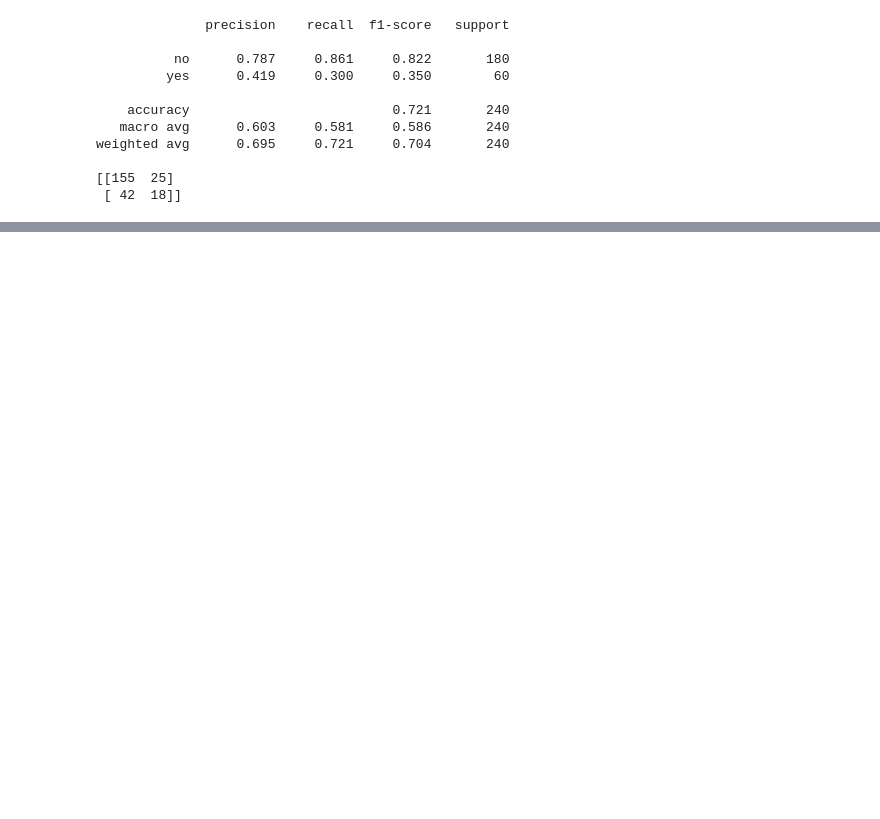
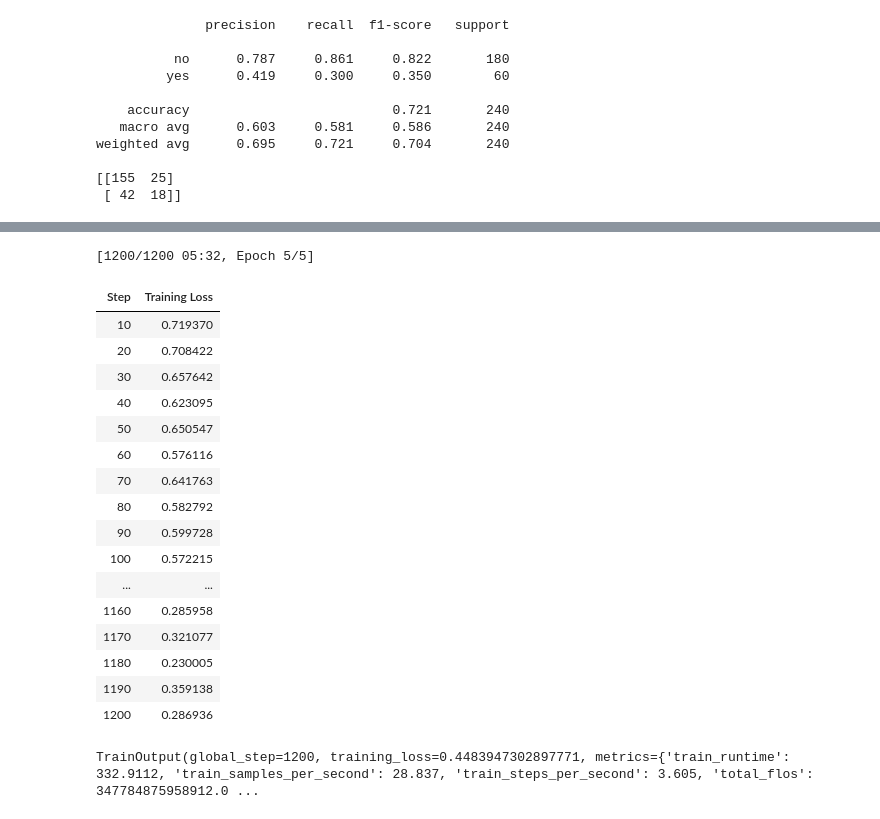
Before and after one commit to Sayak-coder/HateSpeech-detection, a Jupyter notebook: Subtask_A_[IT]_part2.ipynb, the cells around one changed output, grey strips where cells are left out. Drawn from its saved outputs; the diff is of its cells as text; code cells hidden in the pictures; blank space fills up the shorter version.

```diff
--- a/Subtask_A_[IT]_part2.ipynb
+++ b/Subtask_A_[IT]_part2.ipynb
@@ -307,0 +449,5 @@ weighted avg      0.695     0.721     0.704       240
+# %%
+from transformers import AutoTokenizer
+
+MODEL = f"distilbert-base-multilingual-cased"
+tokenizer = AutoTokenizer.from_pretrained(MODEL)
@@ -307,0 +462,25 @@ weighted avg      0.695     0.721     0.704       240
+# %%
+from transformers import TrainingArguments
+
+training_args = TrainingArguments(
+    output_dir="./results",
+    num_train_epochs=5,
+    per_device_train_batch_size=8,
+    per_device_eval_batch_size=16,
+    warmup_steps=100,
+    weight_decay=0.01,
+    learning_rate=2e-5,
+    logging_steps=10,
+    max_grad_norm=1.0
+)
+# %%
+from transformers import DistilBertForSequenceClassification
+
+# Correctly load the pre-trained model and configure it in one step
+model = DistilBertForSequenceClassification.from_pretrained(
+    MODEL,
+    num_labels=3,
+    ignore_mismatched_sizes=True,
+    id2label={0: "no", 1: "yes"},
+    label2id={"no": 0, "yes": 1}
+).to(device)
@@ -307,0 +505,34 @@ weighted avg      0.695     0.721     0.704       240
+# %%
+from transformers import Trainer, DataCollatorWithPadding
+
+data_collator = DataCollatorWithPadding(tokenizer=tokenizer)
+
+trainer_distilbert = Trainer(
+    model=model,
+    args=training_args,
+    train_dataset=train_dataset,
+    eval_dataset=val_dataset,
+    data_collator=data_collator
+)
+
+trainer_distilbert.train()
+# %% [output]
+[1200/1200 05:32, Epoch 5/5]
+| Step | Training Loss |
+| 10 | 0.719370 |
+| 20 | 0.708422 |
+| 30 | 0.657642 |
+| 40 | 0.623095 |
+| 50 | 0.650547 |
+| 60 | 0.576116 |
+| 70 | 0.641763 |
+| 80 | 0.582792 |
+| 90 | 0.599728 |
+| 100 | 0.572215 |
+| ... | ... |
+| 1160 | 0.285958 |
+| 1170 | 0.321077 |
+| 1180 | 0.230005 |
+| 1190 | 0.359138 |
+| 1200 | 0.286936 |
+TrainOutput(global_step=1200, training_loss=0.4483947302897771, metrics={'train_runtime': 332.9112, 'train_samples_per_second': 28.837, 'train_steps_per_second': 3.605, 'total_flos': 347784875958912.0 ...
```
Also changed, not shown: parts of 37 cells of this notebook.
